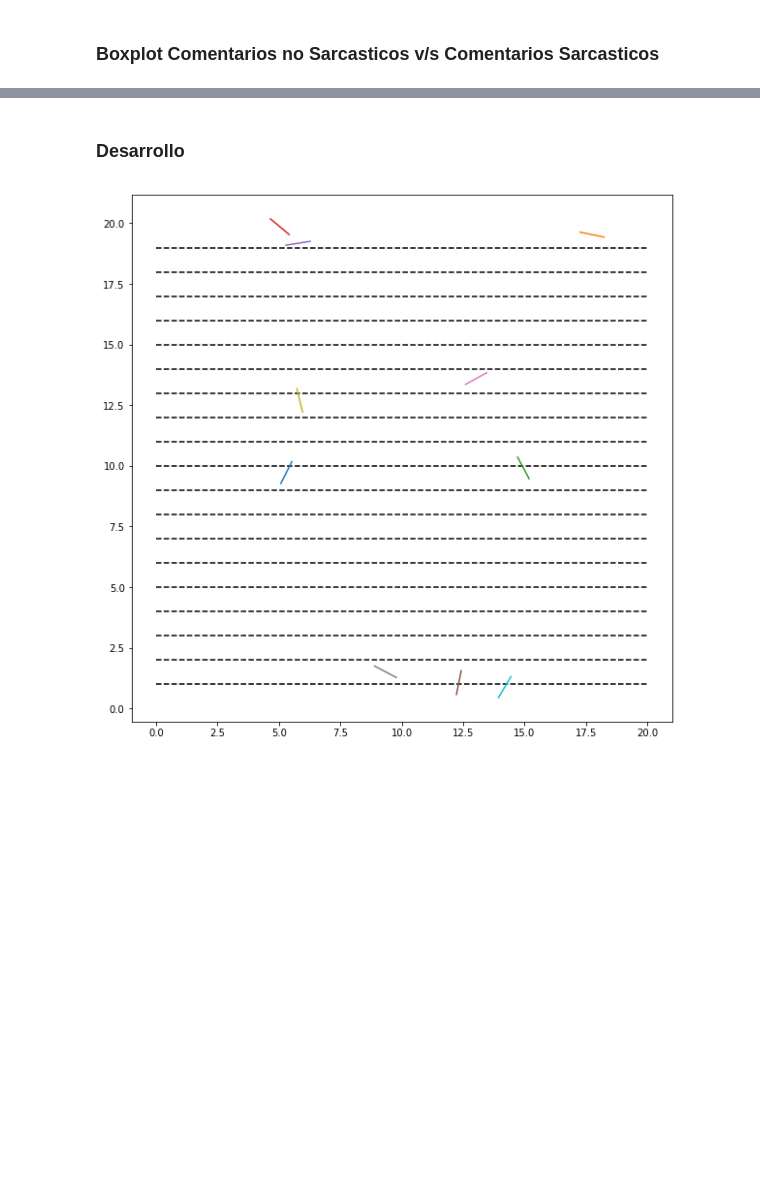
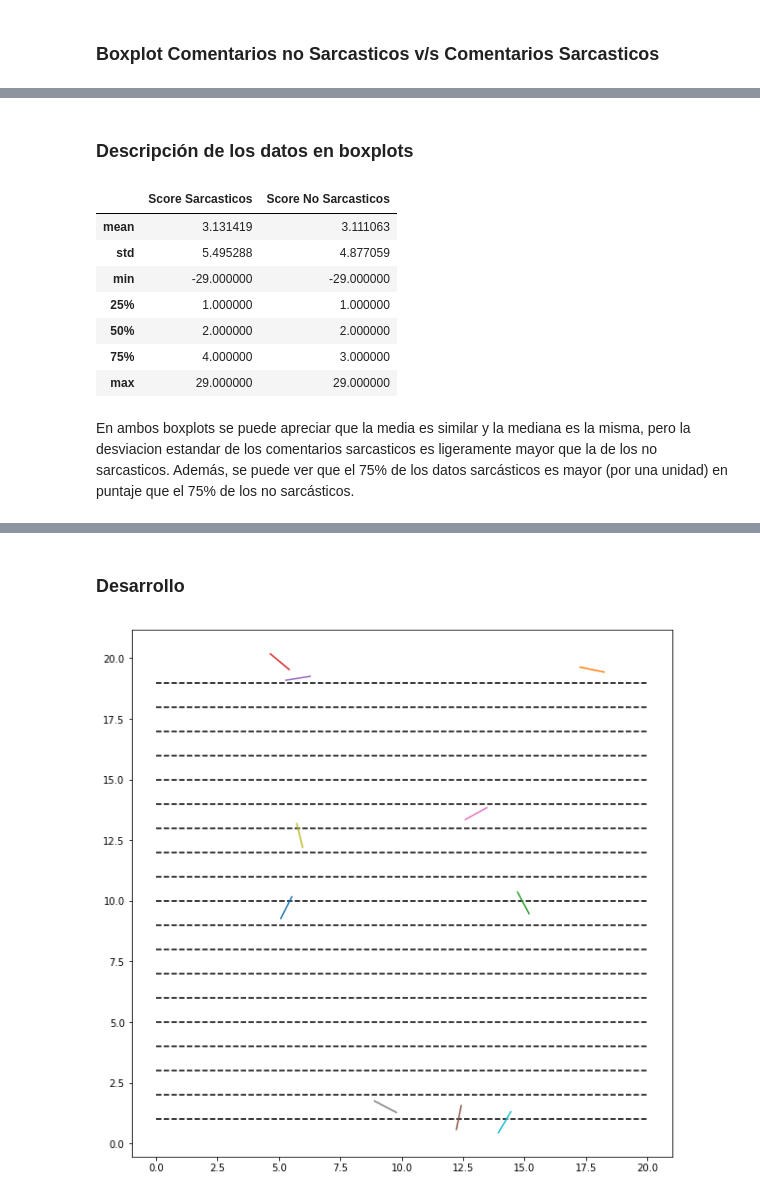
Before and after one commit to DankerMarthox/ESTACA, a Jupyter notebook: Laboratorio1/Laboratorio 1.ipynb, the cells around one changed output, grey strips where cells are left out. Saved outputs shown, nothing was run; the diff lists cells and outputs as text; code cells hidden in the pictures; blank space fills up the shorter version.

```diff
--- a/Laboratorio1/Laboratorio 1.ipynb
+++ b/Laboratorio1/Laboratorio 1.ipynb
@@ -290,3 +293,18 @@ En el caso del boxplot, se distingue que el puntaje medio de los datos rodea los
+# %% [markdown]
+### Descripción de los datos en boxplots
+# %%
+pd.concat([df1.describe()[1:],df2.describe()[1:]],axis=1)
+# %% [output]
+|  | Score Sarcasticos | Score No Sarcasticos |
+| mean | 3.131419 | 3.111063 |
+| std | 5.495288 | 4.877059 |
+| min | -29.000000 | -29.000000 |
+| 25% | 1.000000 | 1.000000 |
+| 50% | 2.000000 | 2.000000 |
+| 75% | 4.000000 | 3.000000 |
+| max | 29.000000 | 29.000000 |
+# %% [markdown]
+En ambos boxplots se puede apreciar que la media es similar y la mediana es la misma, pero la desviacion estandar de los comentarios sarcasticos es ligeramente mayor que la de los no sarcasticos. Además, se puede ver que el 75% de los datos sarcásticos es mayor (por una unidad) en puntaje que el 75% de los no sarcásticos.
 # %% [markdown]
 ## 2. Simulaciones
 
```
Also changed, not shown: parts of 8 cells of this notebook.
